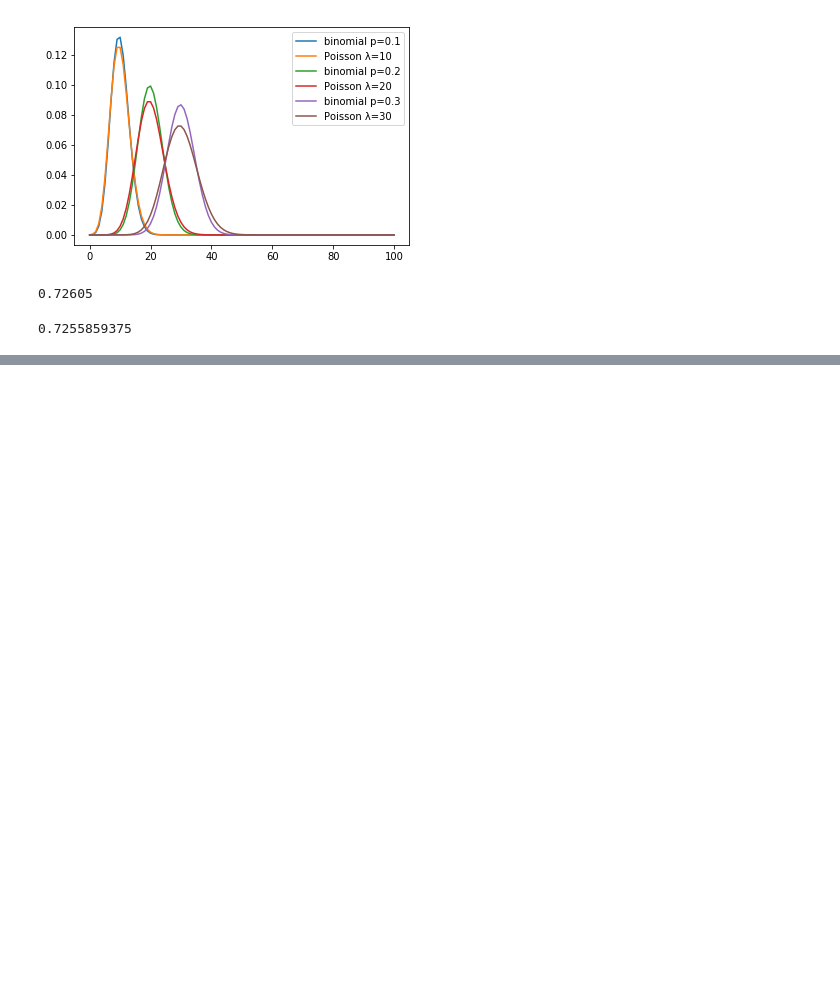
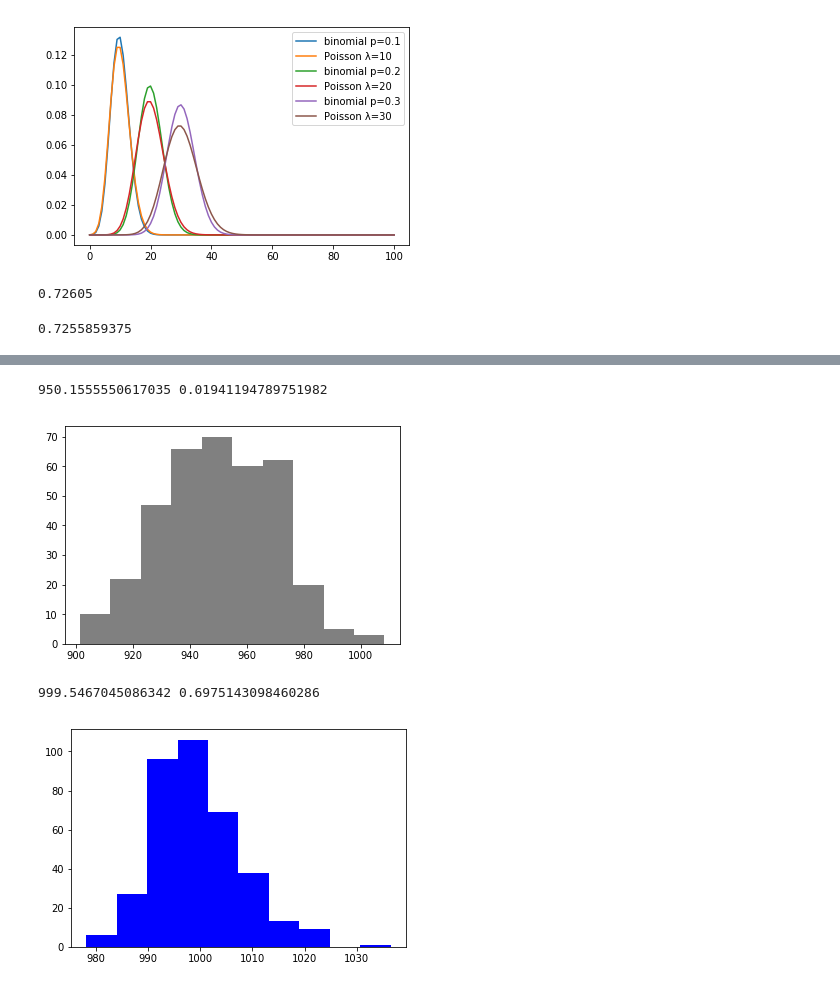
Before and after one commit to lynn0503/Notes-backup, a Jupyter notebook: Probability and Statistics.ipynb, the cells around one changed output, grey strips where cells are left out. Drawn from its saved outputs; the diff is of its cells as text; code cells hidden in the pictures; blank space fills up the shorter version.

```diff
--- a/Probability and Statistics.ipynb
+++ b/Probability and Statistics.ipynb
@@ -138,0 +153,20 @@ bookie_prob(10,5,3)
+# %%
+# 庞加莱买面包
+X=stat.norm(loc=950,scale=20)
+wbread=[]
+wbread_max=[]
+for i in range(365):
+    x=X.rvs(size=100)
+    wbread.append(x[0])
+    wbread_max.append(max(x))
+print(np.mean(wbread),stat.skew(wbread))
+plt.hist(wbread,color='grey')
+plt.show()
+print(np.mean(wbread_max),stat.skew(wbread_max))
+plt.hist(wbread_max,color="blue")
+plt.show()
+# %% [output]
+950.1555550617035 0.01941194789751982
+[figure, added]
+999.5467045086342 0.6975143098460286
+[figure, added]
```
Also changed, not shown: parts of 6 cells of this notebook.
